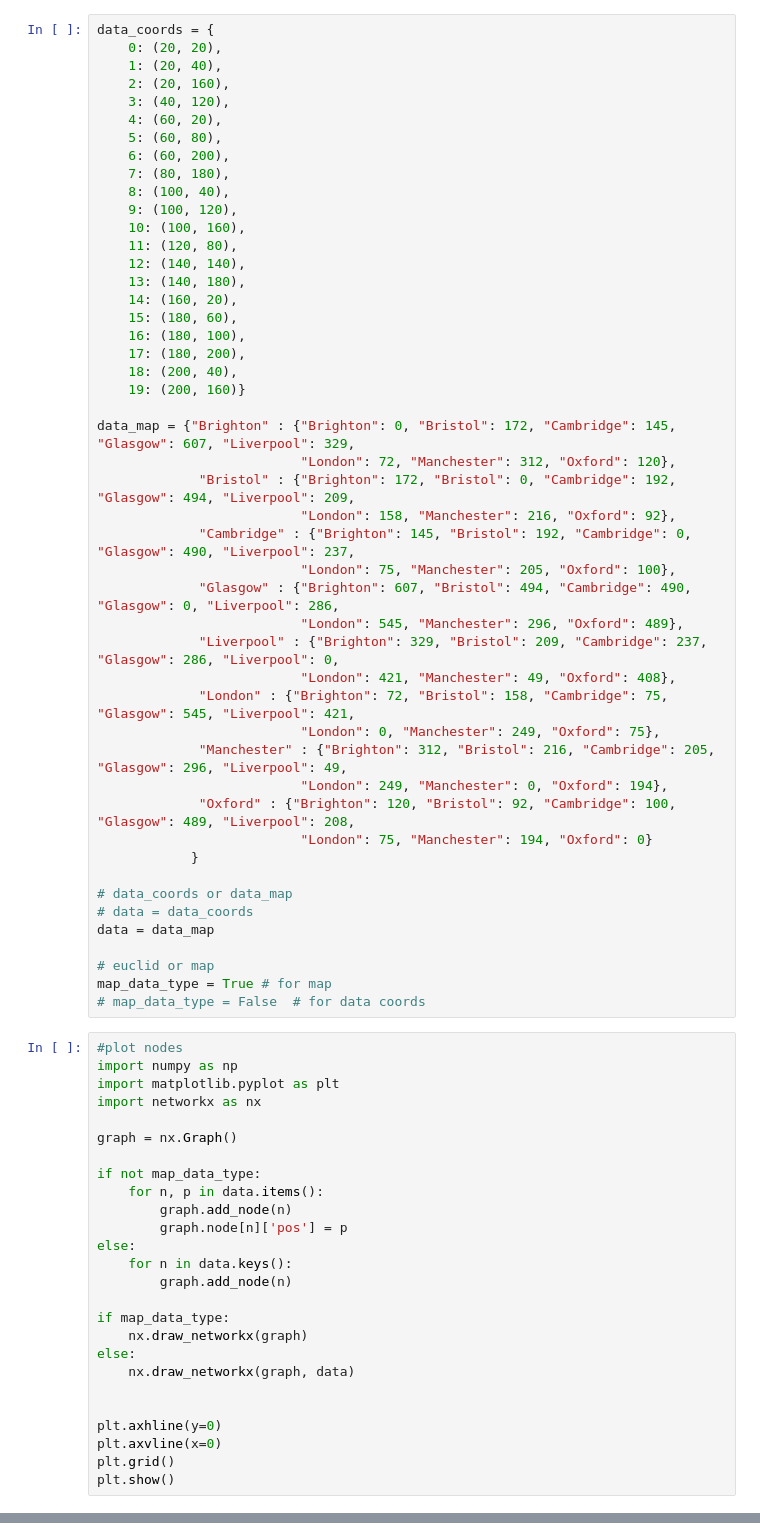
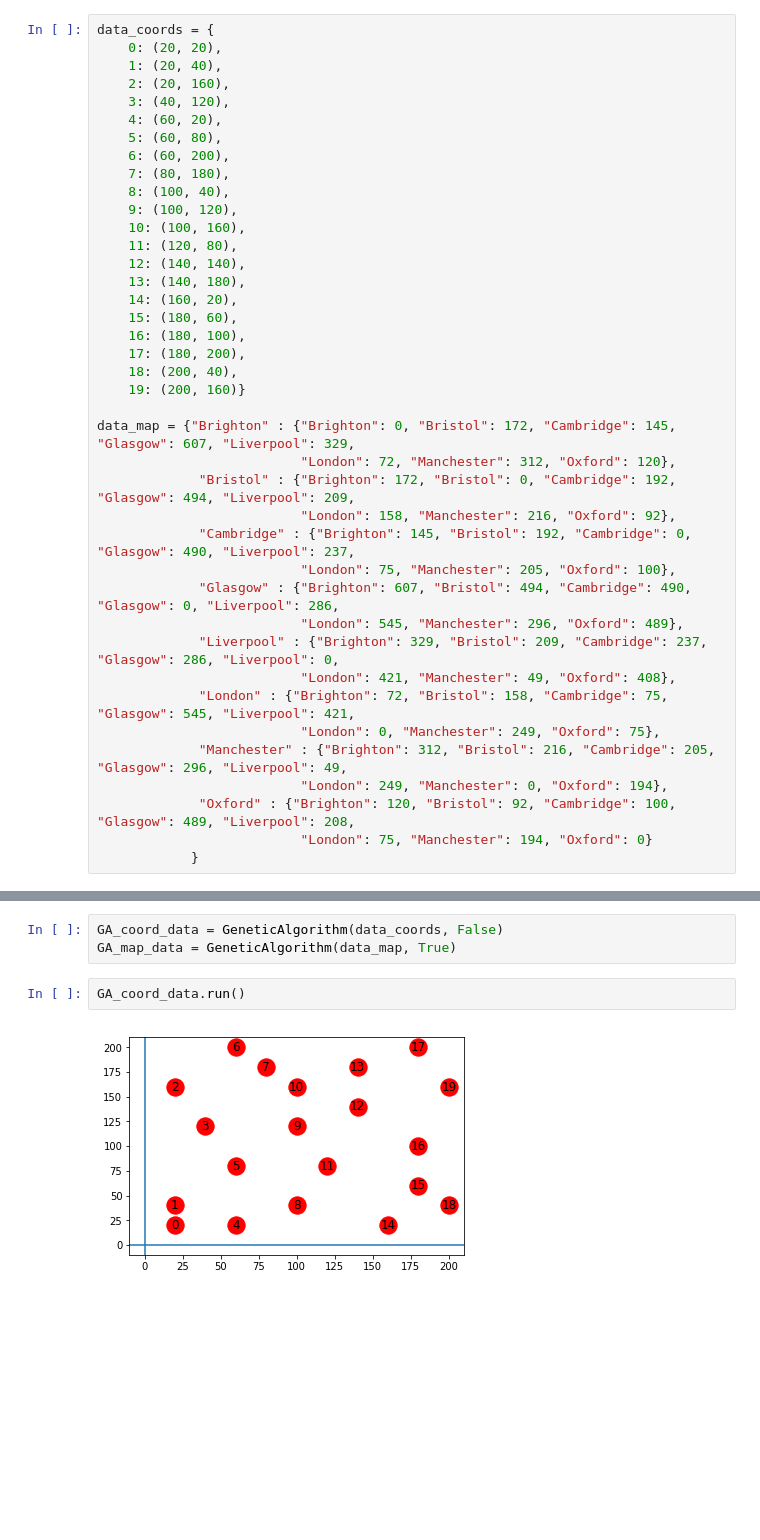
Before and after one commit to SpencerCBryson/TSP-GeneticAlgorithm, a Jupyter notebook: Genetic Algorithm.ipynb, the cells around one changed output, grey strips where cells are left out. Drawn from its saved outputs; the diff is of its cells as text; blank space fills up the shorter version.

```diff
--- a/Genetic Algorithm.ipynb
+++ b/Genetic Algorithm.ipynb
@@ -38,37 +38,3 @@ data_map = {"Brighton" : {"Brighton": 0, "Bristol": 172, "Cambridge": 145, "Glas
              "Oxford" : {"Brighton": 120, "Bristol": 92, "Cambridge": 100, "Glasgow": 489, "Liverpool": 208,
                           "London": 75, "Manchester": 194, "Oxford": 0}
             }
-
-# data_coords or data_map
-# data = data_coords
-data = data_map
-
-# euclid or map
-map_data_type = True # for map
-# map_data_type = False  # for data coords
-# %%
-#plot nodes
-import numpy as np
-import matplotlib.pyplot as plt
-import networkx as nx
-
-graph = nx.Graph()
-
-if not map_data_type:
-    for n, p in data.items():
-        graph.add_node(n)
-        graph.node[n]['pos'] = p
-else:
-    for n in data.keys():
-        graph.add_node(n)
-
-if map_data_type:
-    nx.draw_networkx(graph)
-else:
-    nx.draw_networkx(graph, data)
-
-
-plt.axhline(y=0)
-plt.axvline(x=0)
-plt.grid()
-plt.show()
@@ -314,0 +272,7 @@ print(edges)
+# %%
+GA_coord_data = GeneticAlgorithm(data_coords, False)
+GA_map_data = GeneticAlgorithm(data_map, True)
+# %%
+GA_coord_data.run()
+# %% [output]
+[figure, added]
```
Also changed, not shown: parts of 6 cells of this notebook, 1 other file.
